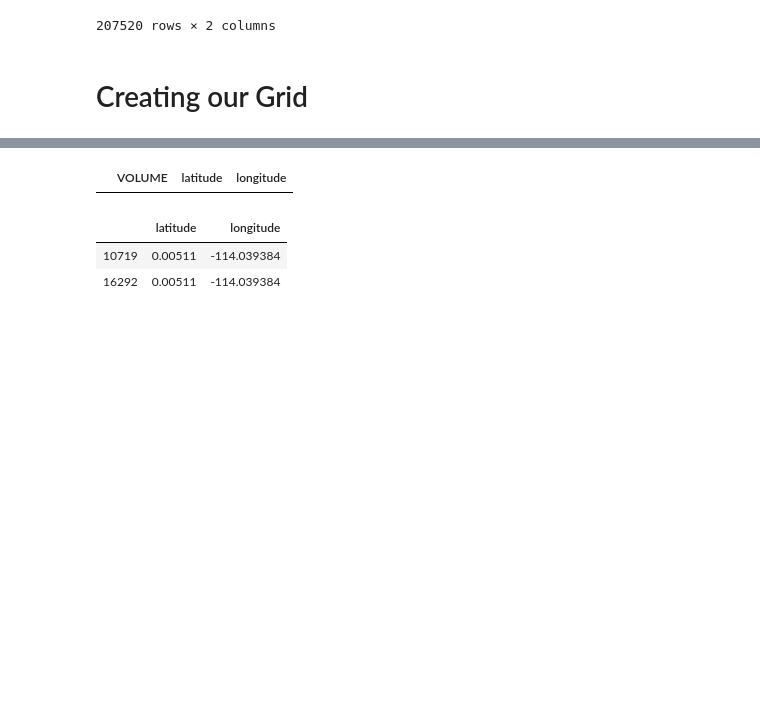
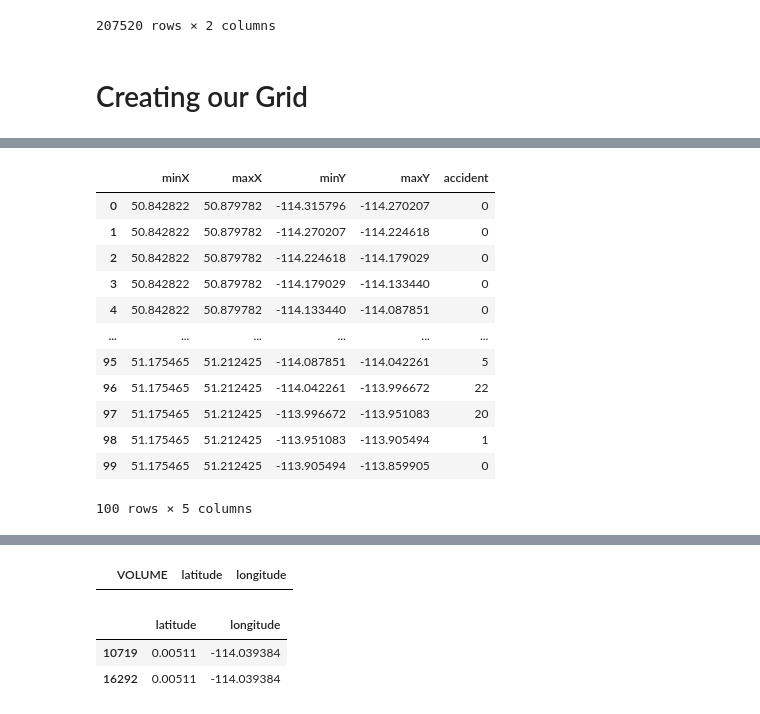
Before and after one commit to lee38/CalgaryAccidentAnalysis, a Jupyter notebook: Project_Phase2(DataAnalysis)/ENSF592Phase2WorkingCopy.ipynb, the cells around one changed output, grey strips where cells are left out. Cells and saved outputs as stored; diff of their text form; code cells hidden in the pictures; blank space fills up the shorter version.

```diff
--- a/Project_Phase2(DataAnalysis)/ENSF592Phase2WorkingCopy.ipynb
+++ b/Project_Phase2(DataAnalysis)/ENSF592Phase2WorkingCopy.ipynb
@@ -297,4 +325,21 @@ def checkPointAverage(dataFrame, series, name, parameter):
     df[parameter] = array
     df[name] = county
     return df
+# %%
+df = checkPoint(df,incidents,"accident")
+df
+# %% [output]
+|  | minX | maxX | minY | maxY | accident |
+| 0 | 50.842822 | 50.879782 | -114.315796 | -114.270207 | 0 |
+| 1 | 50.842822 | 50.879782 | -114.270207 | -114.224618 | 0 |
+| 2 | 50.842822 | 50.879782 | -114.224618 | -114.179029 | 0 |
+| 3 | 50.842822 | 50.879782 | -114.179029 | -114.133440 | 0 |
+| 4 | 50.842822 | 50.879782 | -114.133440 | -114.087851 | 0 |
+| ... | ... | ... | ... | ... | ... |
+| 95 | 51.175465 | 51.212425 | -114.087851 | -114.042261 | 5 |
+| 96 | 51.175465 | 51.212425 | -114.042261 | -113.996672 | 22 |
+| 97 | 51.175465 | 51.212425 | -113.996672 | -113.951083 | 20 |
+| 98 | 51.175465 | 51.212425 | -113.951083 | -113.905494 | 1 |
+| 99 | 51.175465 | 51.212425 | -113.905494 | -113.859905 | 0 |
+100 rows × 5 columns
 # %%
```
Also changed, not shown: parts of 12 cells of this notebook, 23 other files.
